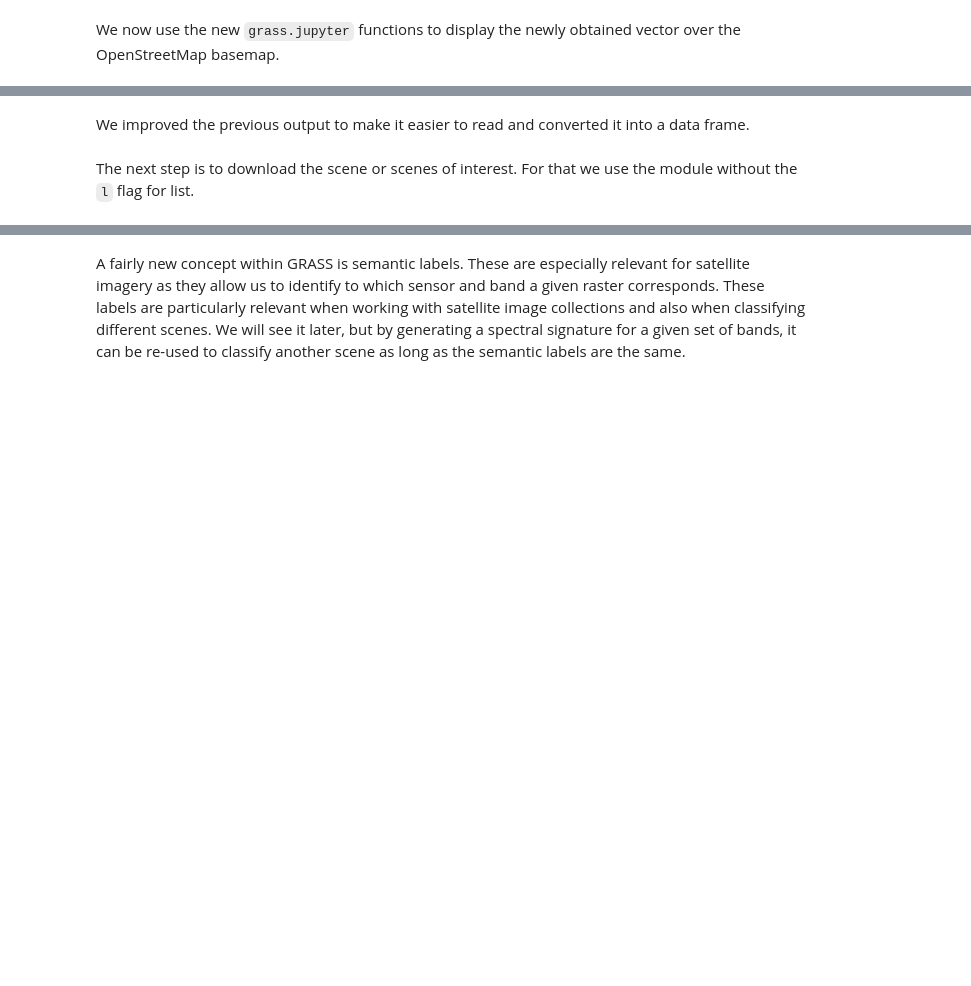
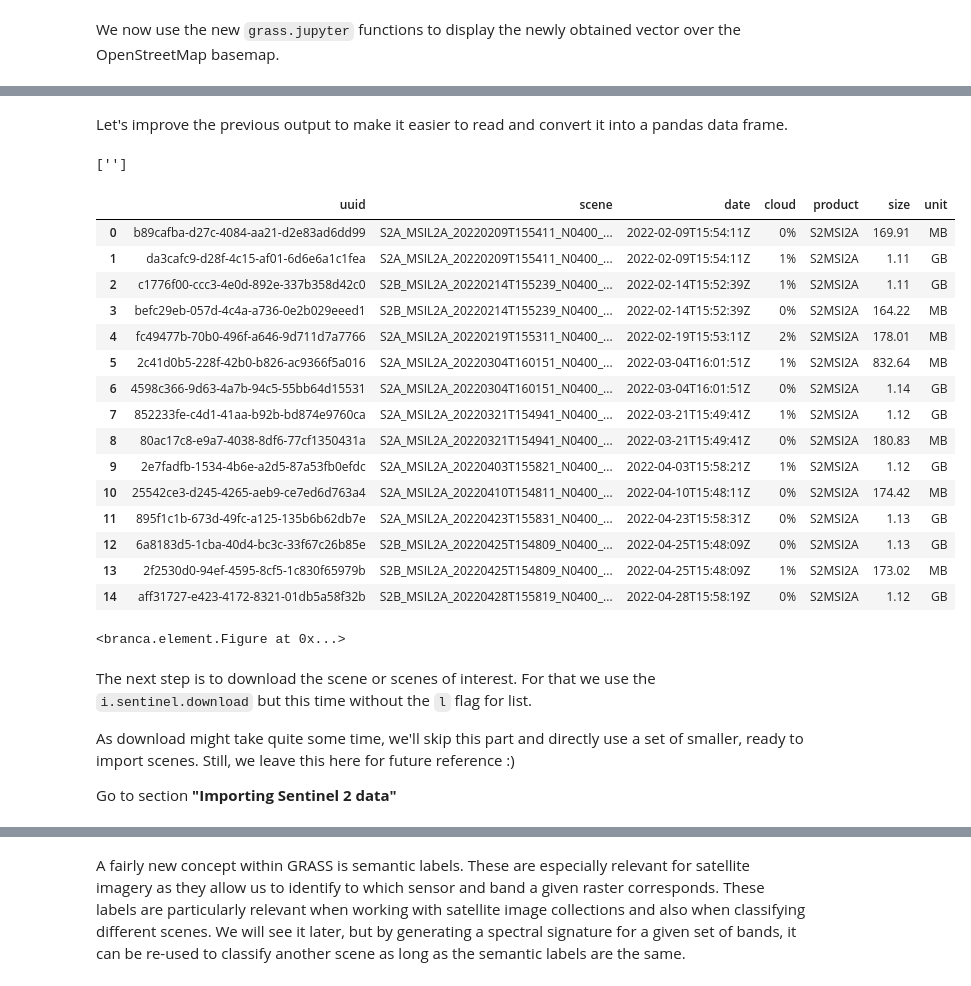
Before and after one commit to veroandreo/foss4g2022_grass4rs, a Jupyter notebook: grassgis4rs.ipynb, the cells around one changed output, grey strips where cells are left out. Cells and saved outputs as stored; diff of their text form; code cells hidden in the pictures; blank space fills up the shorter version.

Commit message:
WIP: adapt to NC area

```diff
--- a/grassgis4rs.ipynb
+++ b/grassgis4rs.ipynb
@@ -156,6 +333,7 @@ To proceed to search for sentinel images, we are going to use a map of urban are
 # %%
-# Extract Cordoba urban area from `radios_urbanos`
-gs.run_command("v.extract", input="radios_urbanos",
-               where="nombre == 'CORDOBA'",
-               output="radio_urbano_cba",
+# Extract Raleigh urban area from `urbanarea` vector map
+gs.run_command("v.extract",
+               input="urbanarea",
+               where="NAME == 'Raleigh'",
+               output="urban_area_raleigh",
                overwrite=True)
@@ -193,9 +444,22 @@ We use the `i.sentinel.download` module which internally uses the `sentinelsat`
 # %%
-list_prod = gs.read_command("i.sentinel.download", settings=s2_credentials,
-                            start=start_date, end=end_date,
-                            producttype="S2MSI2A", clouds=30,
-                            area_relation="Contains",
+# note: s2_data directory and esa_credentials.txt have been defined above
+
+## TO BE SKIPPED, we use pre-downloaded data below!
+
+start_date="2022-02-01"
+end_date="2022-06-30"
+s2_credentials=os.path.join(homedir, "esa_credentials.txt")
+
+list_prod = gs.read_command("i.sentinel.download",
+                            settings=s2_credentials,
+                            start=start_date,
+                            end=end_date,
+                            producttype="S2MSI2A",
+                            clouds=2,
+                            area_relation="Intersects",
                             footprints="s2_footprints",
+                            limit=15,
+                            sort="ingestiondate",
                             flags="l")
 # %%
 list_prod
@@ -202,24 +468,49 @@ list_prod
 # %% [markdown]
-We improved the previous output to make it easier to read and converted it into a data frame.
+Let's improve the previous output to make it easier to read and convert it into a pandas data frame.
 # %%
-lista = []
+img_list = []
 for line in list_prod.split("\n"):
     img = line.split(" ")
     if len(img) == 8:
         img.pop(3) # remove annoying empty space bc of padding for cloud percentage
-    lista.append(img)
+    img_list.append(img)
 
-lista.pop(len(lista)-1) # remove last empty line
+img_list.pop(len(img_list)-1) # remove last empty line
+# %% [output]
+['']
 # %%
 # turn interim list into nice table
-df_lista = pd.DataFrame(lista, columns=['uuid', 'scene', 'date', 'cloud', 'product', 'size', 'unit'])
-df_lista
+df_list = pd.DataFrame(img_list, columns=['uuid', 'scene', 'date', 'cloud', 'product', 'size', 'unit'])
+df_list
+# %% [output]
+|  | uuid | scene | date | cloud | product | size | unit |
+| 0 | b89cafba-d27c-4084-aa21-d2e83ad6dd99 | S2A_MSIL2A_20220209T155411_N0400_... | 2022-02-09T15:54:11Z | 0% | S2MSI2A | 169.91 | MB |
+| 1 | da3cafc9-d28f-4c15-af01-6d6e6a1c1fea | S2A_MSIL2A_20220209T155411_N0400_... | 2022-02-09T15:54:11Z | 1% | S2MSI2A | 1.11 | GB |
+| 2 | c1776f00-ccc3-4e0d-892e-337b358d42c0 | S2B_MSIL2A_20220214T155239_N0400_... | 2022-02-14T15:52:39Z | 1% | S2MSI2A | 1.11 | GB |
+| 3 | befc29eb-057d-4c4a-a736-0e2b029eeed1 | S2B_MSIL2A_20220214T155239_N0400_... | 2022-02-14T15:52:39Z | 0% | S2MSI2A | 164.22 | MB |
+| 4 | fc49477b-70b0-496f-a646-9d711d7a7766 | S2A_MSIL2A_20220219T155311_N0400_... | 2022-02-19T15:53:11Z | 2% | S2MSI2A | 178.01 | MB |
+| 5 | 2c41d0b5-228f-42b0-b826-ac9366f5a016 | S2A_MSIL2A_20220304T160151_N0400_... | 2022-03-04T16:01:51Z | 1% | S2MSI2A | 832.64 | MB |
+| 6 | 4598c366-9d63-4a7b-94c5-55bb64d15531 | S2A_MSIL2A_20220304T160151_N0400_... | 2022-03-04T16:01:51Z | 0% | S2MSI2A | 1.14 | GB |
+| 7 | 852233fe-c4d1-41aa-b92b-bd874e9760ca | S2A_MSIL2A_20220321T154941_N0400_... | 2022-03-21T15:49:41Z | 1% | S2MSI2A | 1.12 | GB |
+| 8 | 80ac17c8-e9a7-4038-8df6-77cf1350431a | S2A_MSIL2A_20220321T154941_N0400_... | 2022-03-21T15:49:41Z | 0% | S2MSI2A | 180.83 | MB |
+| 9 | 2e7fadfb-1534-4b6e-a2d5-87a53fb0efdc | S2A_MSIL2A_20220403T155821_N0400_... | 2022-04-03T15:58:21Z | 1% | S2MSI2A | 1.12 | GB |
+| 10 | 25542ce3-d245-4265-aeb9-ce7ed6d763a4 | S2A_MSIL2A_20220410T154811_N0400_... | 2022-04-10T15:48:11Z | 0% | S2MSI2A | 174.42 | MB |
+| 11 | 895f1c1b-673d-49fc-a125-135b6b62db7e | S2A_MSIL2A_20220423T155831_N0400_... | 2022-04-23T15:58:31Z | 0% | S2MSI2A | 1.13 | GB |
+| 12 | 6a8183d5-1cba-40d4-bc3c-33f67c26b85e | S2B_MSIL2A_20220425T154809_N0400_... | 2022-04-25T15:48:09Z | 0% | S2MSI2A | 1.13 | GB |
+| 13 | 2f2530d0-94ef-4595-8cf5-1c830f65979b | S2B_MSIL2A_20220425T154809_N0400_... | 2022-04-25T15:48:09Z | 1% | S2MSI2A | 173.02 | MB |
+| 14 | aff31727-e423-4172-8321-01db5a58f32b | S2B_MSIL2A_20220428T155819_N0400_... | 2022-04-28T15:58:19Z | 0% | S2MSI2A | 1.12 | GB |
 # %%
 # diplay footprints (you may want to zoom out a bit)
-cba_map = gj.InteractiveMap(width = 400, use_region=True, tiles="OpenStreetMap")
-cba_map.add_vector("s2_footprints")
-cba_map.add_layer_control(position = "bottomright")
-cba_map.show()
+fp_map = gj.InteractiveMap(width = 400, use_region=True, tiles="OpenStreetMap")
+fp_map.add_vector("s2_footprints")
+fp_map.add_layer_control(position = "bottomright")
+fp_map.show()
+# %% [output]
+<branca.element.Figure at 0x...>
 # %% [markdown]
-The next step is to download the scene or scenes of interest. For that we use the module without the `l` flag for list.
+The next step is to download the scene or scenes of interest. For that we use the `i.sentinel.download` but this time without the `l` flag for list.
+
+As download might take quite some time, we'll skip this part and directly use a set of smaller, ready to import scenes. Still, we leave this here for future reference :)
+
+Go to section **"Importing Sentinel 2 data"**
 # %%
```
Also changed, not shown: parts of 78 cells of this notebook.
